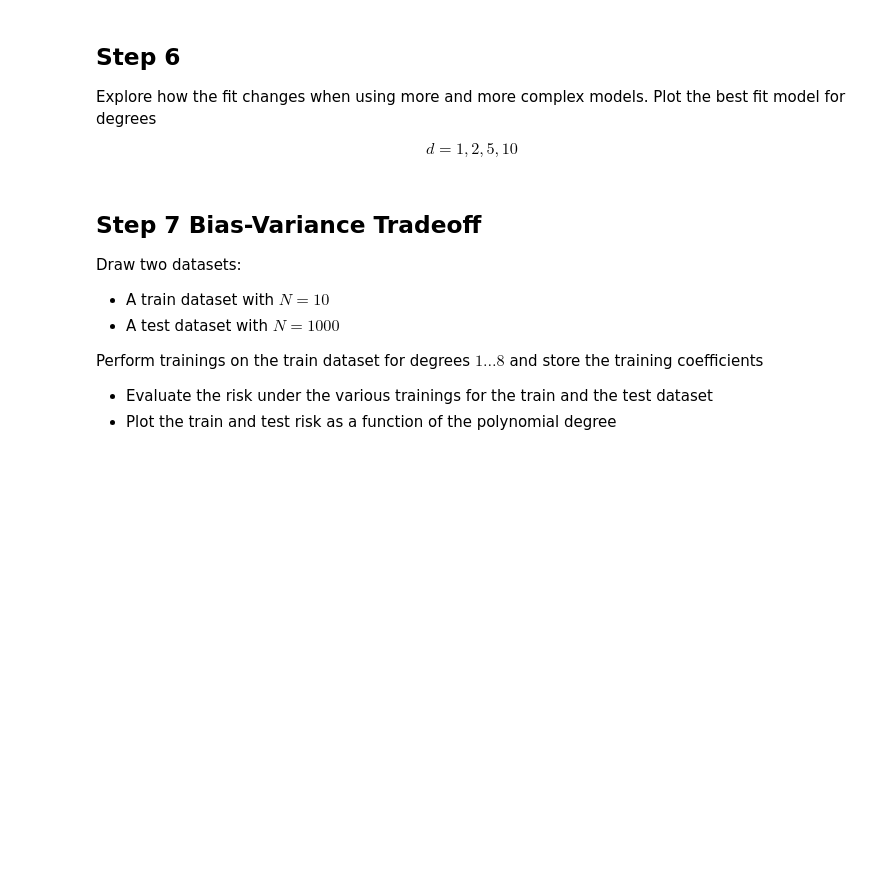
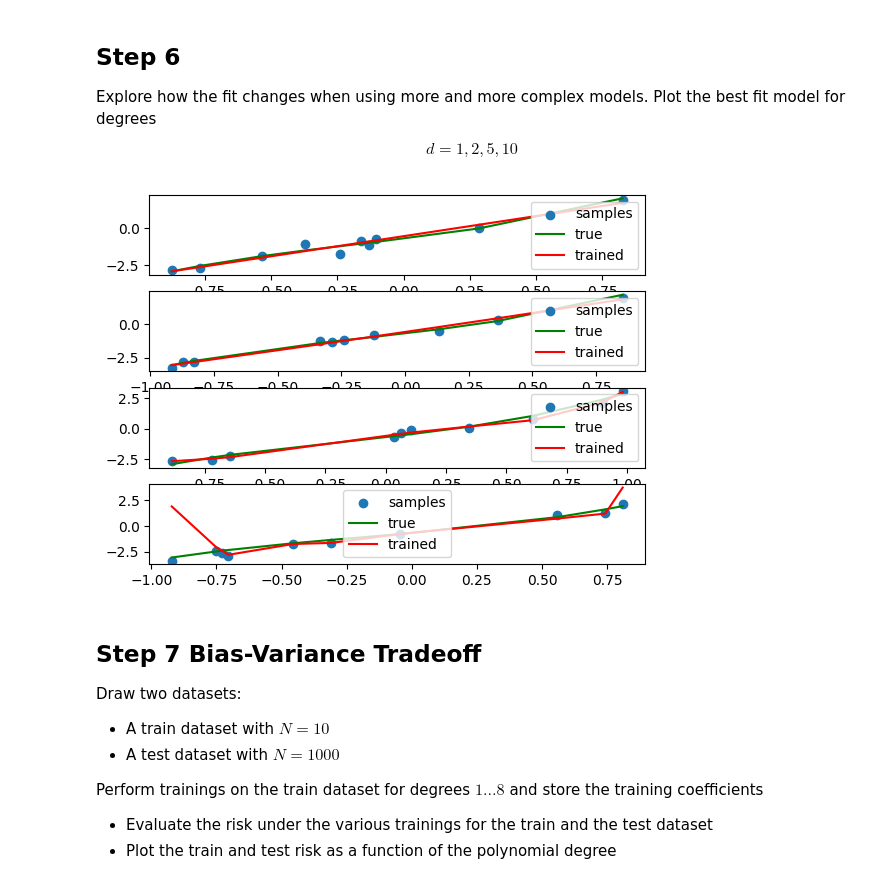
Before and after one commit to JasonB-hub/TRISEP_ML, a Jupyter notebook: Exercises/1.1.Fitting-and-Bias-Variance-Tradeoff.ipynb, the cells around one changed output. Cells and saved outputs as stored; diff of their text form; code cells hidden in the pictures; blank space fills up the shorter version.

```diff
--- a/Exercises/1.1.Fitting-and-Bias-Variance-Tradeoff.ipynb
+++ b/Exercises/1.1.Fitting-and-Bias-Variance-Tradeoff.ipynb
@@ -149,6 +180,17 @@ $$N = 5,10,100,200,1000$$
 Explore how the fit changes when using more and more complex models. Plot the best fit model for degrees
 
 $$d = 1,2,5,10$$
+# %%
+degrees = [1,2,5,10]
+# %%
+fig, axs = plt.subplots(len(degrees))
+
+for i,d in enumerate(degrees):
+  x,y = generate_data(10)
+  coeffs = learn(x,y,d)
+  plot(axs[i],x,y,coeffs,coeffs_true)
+# %% [output]
+[figure, added]
 # %% [markdown]
 ## Step 7 Bias-Variance Tradeoff
 
```
Also changed, not shown: parts of 12 cells of this notebook.
